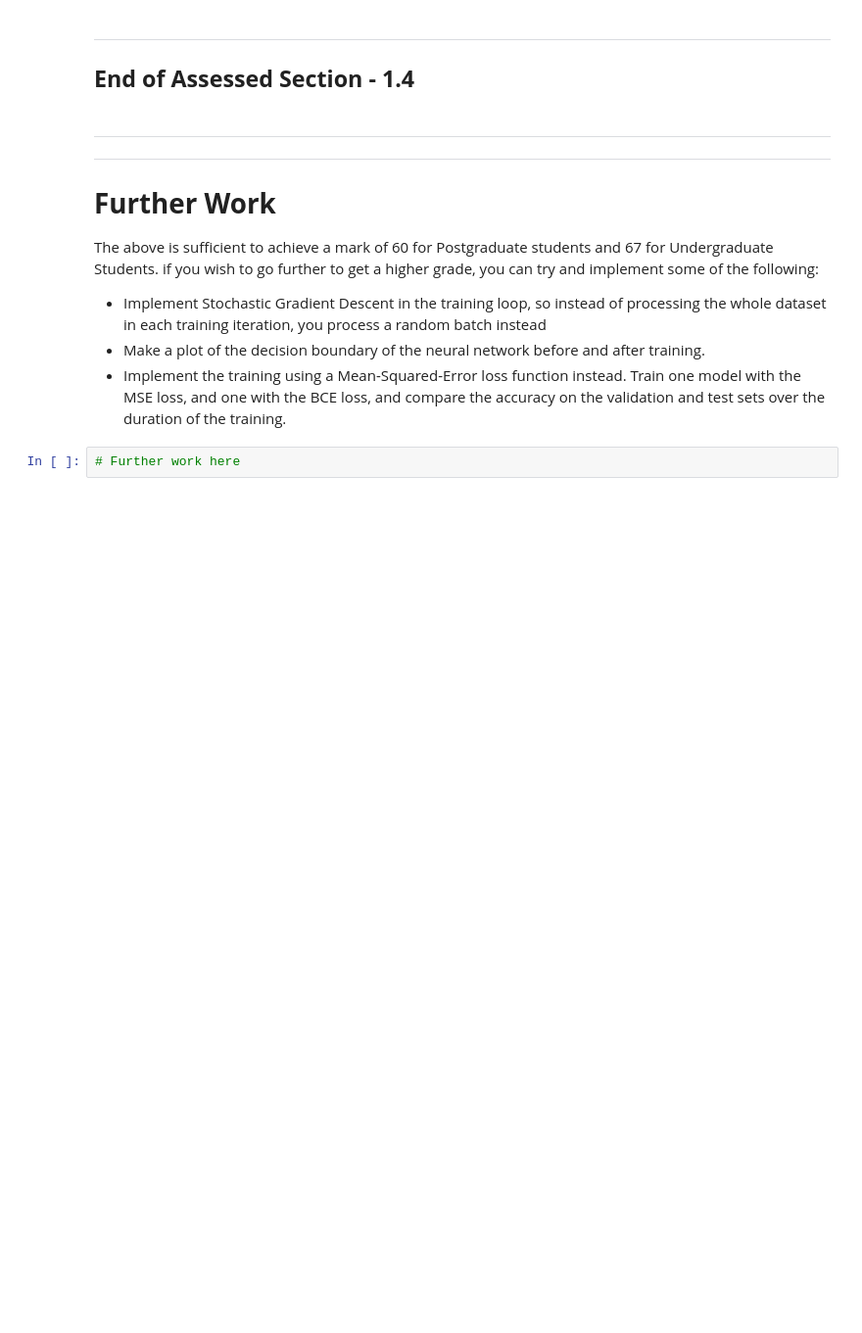
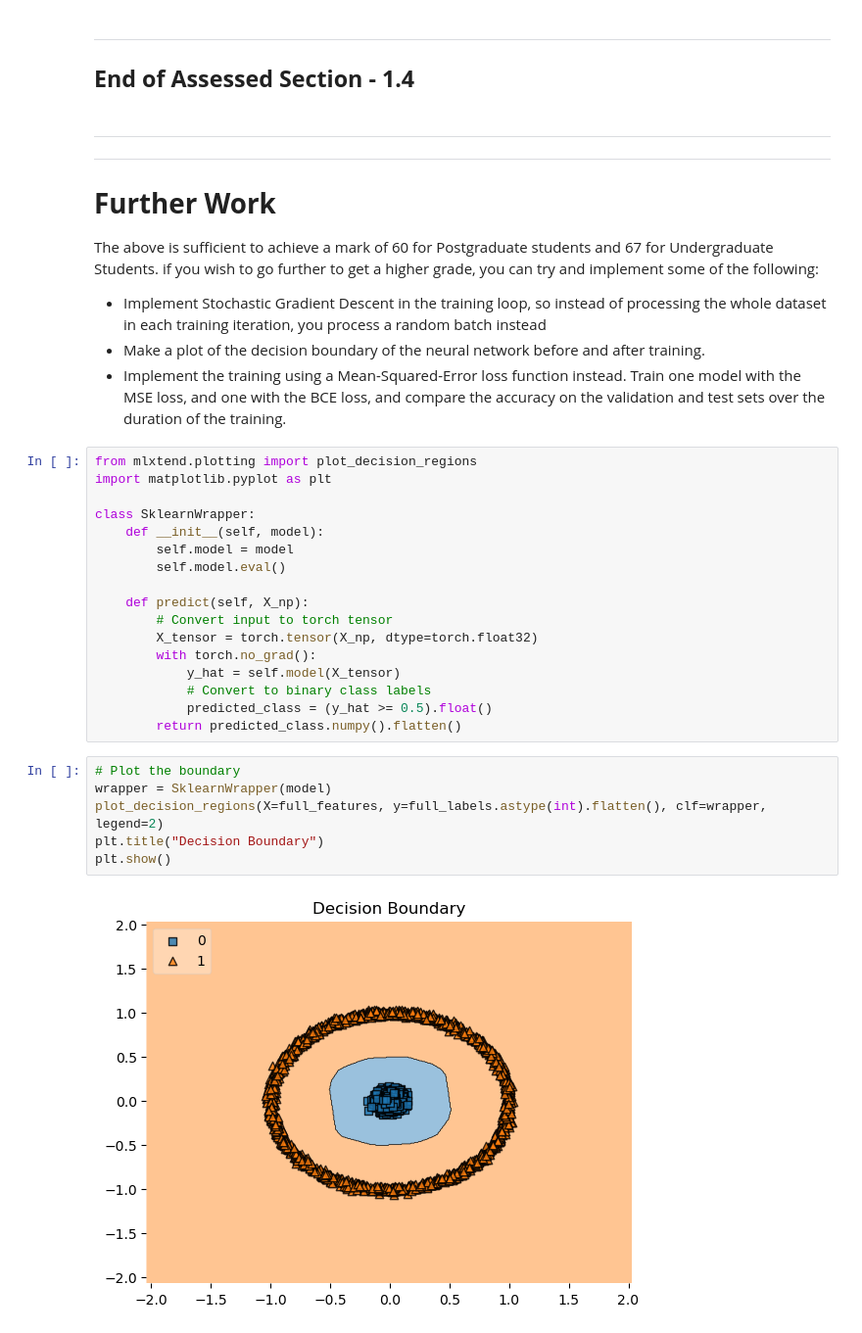
Before and after one commit to liam-holland/audio_machine_learning, a Jupyter notebook: Summative Assignment 1/SummativeAssignment1/Part 1/Part1.ipynb, the cells around one changed output. Shown at 98% size. Saved outputs shown, nothing was run; the diff lists cells and outputs as text; blank space fills up the shorter version.

```diff
--- a/Summative Assignment 1/SummativeAssignment1/Part 1/Part1.ipynb
+++ b/Summative Assignment 1/SummativeAssignment1/Part 1/Part1.ipynb
@@ -496,5 +554,28 @@ The above is sufficient to achieve a mark of 60 for Postgraduate students and 67
 - Implement Stochastic Gradient Descent in the training loop, so instead of processing the whole dataset in each training iteration, you process a random batch instead
 - Make a plot of the decision boundary of the neural network before and after training.
 - Implement the training using a Mean-Squared-Error loss function instead. Train one model with the MSE loss, and one with the BCE loss, and compare the accuracy on the validation and test sets over the duration of the training.
-# %%
-# Further work here
+# %%
+from mlxtend.plotting import plot_decision_regions
+import matplotlib.pyplot as plt
+
+class SklearnWrapper:
+    def __init__(self, model):
+        self.model = model
+        self.model.eval()
+
+    def predict(self, X_np):
+        # Convert input to torch tensor
+        X_tensor = torch.tensor(X_np, dtype=torch.float32)
+        with torch.no_grad():
+            y_hat = self.model(X_tensor)
+            # Convert to binary class labels
+            predicted_class = (y_hat >= 0.5).float()
+        return predicted_class.numpy().flatten()
+# %%
+# Plot the boundary
+wrapper = SklearnWrapper(model)
+plot_decision_regions(X=full_features, y=full_labels.astype(int).flatten(), clf=wrapper, legend=2)
+plt.title("Decision Boundary")
+plt.show()
+# %% [output]
+[figure, added]
```
Also changed, not shown: parts of 17 cells of this notebook, 1 other file.
